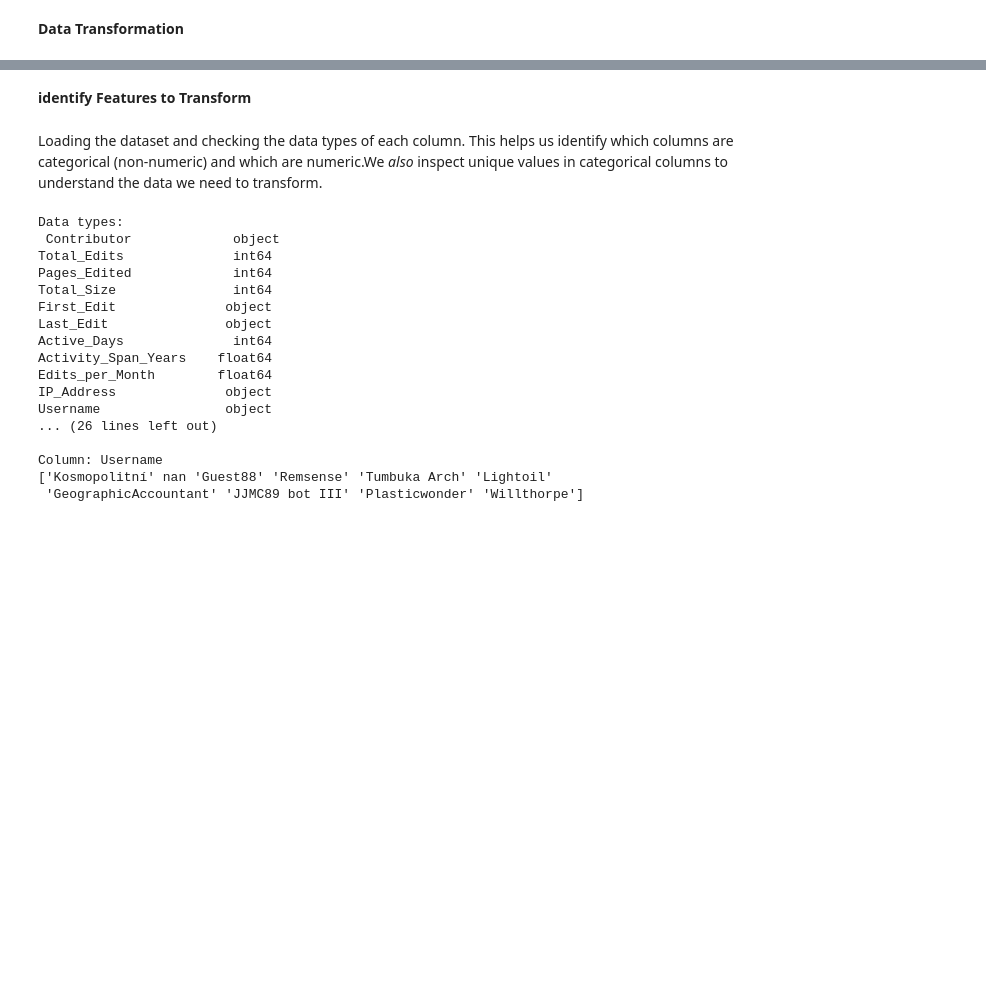
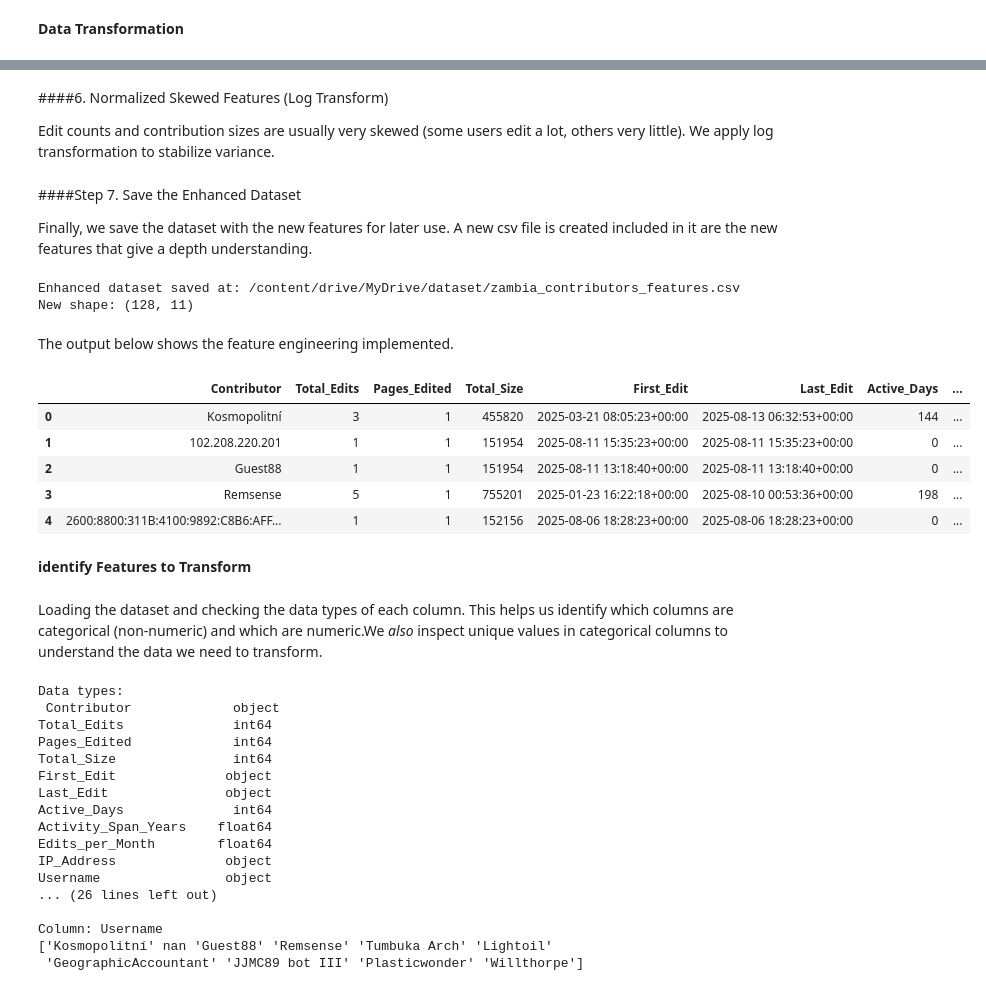
Before and after one commit to Ezra-11/knowledge-level-of-wikipedia, a Jupyter notebook: DataMining_project.ipynb, the cells around one changed output, grey strips where cells are left out. Saved outputs shown, nothing was run; the diff lists cells and outputs as text; code cells hidden in the pictures; blank space fills up the shorter version.

Commit message:
[DP] Added Feature Engineering section 2.

```diff
--- a/DataMining_project.ipynb
+++ b/DataMining_project.ipynb
@@ -602,0 +685,5 @@ print(df.head(15))
+# %% [markdown]
+####6. Normalized Skewed Features (Log Transform)
+
+Edit counts and contribution sizes are usually very skewed (some users edit a lot, others very little).
+We apply log transformation to stabilize variance.
@@ -603,3 +696,29 @@ print(df.head(15))
+# %% [markdown]
+####Step 7. Save the Enhanced Dataset
+
+Finally, we save the dataset with the new features for later use. A new csv file is created included in it are the new features that give a depth understanding.
+# %%
+# Save enhanced dataset
+output_path = "/content/drive/MyDrive/dataset/zambia_contributors_features.csv"
+df.to_csv(output_path, index=False)
+
+print("Enhanced dataset saved at:", output_path)
+print("New shape:", df.shape)
+# %% [output]
+Enhanced dataset saved at: /content/drive/MyDrive/dataset/zambia_contributors_features.csv
+New shape: (128, 11)
+# %% [markdown]
+The output below shows the feature engineering implemented.
+# %%
+var_feature_engineering_file = pd.read_csv(output_path)
+var_feature_engineering_file.head()
+# %% [output]
+|  | Contributor | Total_Edits | Pages_Edited | Total_Size | First_Edit | Last_Edit | Active_Days | ... |
+| 0 | Kosmopolitní | 3 | 1 | 455820 | 2025-03-21 08:05:23+00:00 | 2025-08-13 06:32:53+00:00 | 144 | ... |
+| 1 | 102.208.220.201 | 1 | 1 | 151954 | 2025-08-11 15:35:23+00:00 | 2025-08-11 15:35:23+00:00 | 0 | ... |
+| 2 | Guest88 | 1 | 1 | 151954 | 2025-08-11 13:18:40+00:00 | 2025-08-11 13:18:40+00:00 | 0 | ... |
+| 3 | Remsense | 5 | 1 | 755201 | 2025-01-23 16:22:18+00:00 | 2025-08-10 00:53:36+00:00 | 198 | ... |
+| 4 | 2600:8800:311B:4100:9892:C8B6:AFF... | 1 | 1 | 152156 | 2025-08-06 18:28:23+00:00 | 2025-08-06 18:28:23+00:00 | 0 | ... |
 # %% [markdown]
 **identify Features to Transform**
 # %% [markdown]
```
Also changed, not shown: parts of 11 cells of this notebook.
